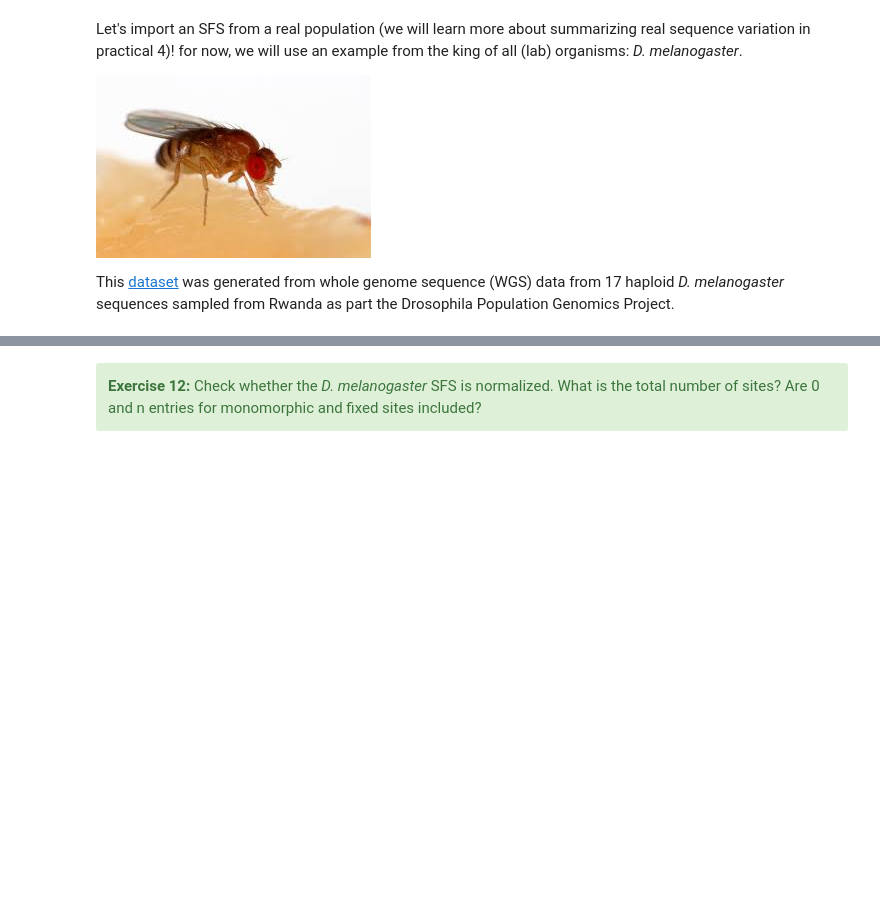
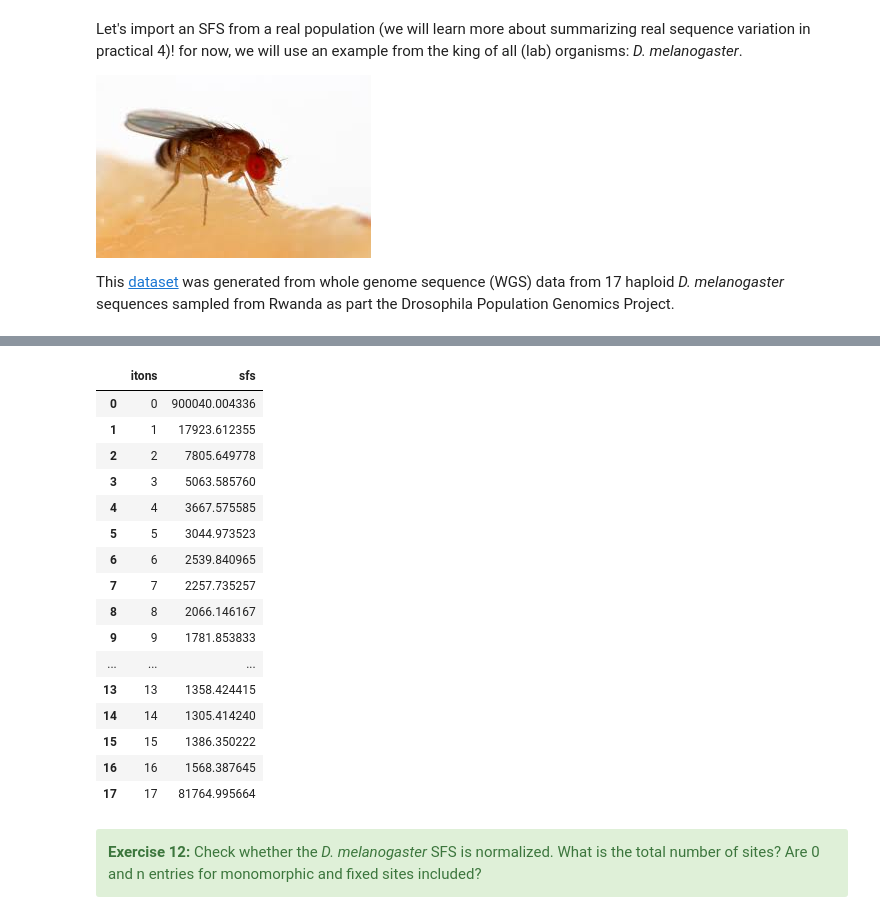
Before and after one commit to LohseLab/PGA_course_2022, a Jupyter notebook: 2. From simulations to inference.ipynb, the cells around one changed output, grey strips where cells are left out. Drawn from its saved outputs; the diff is of its cells as text; code cells hidden in the pictures; blank space fills up the shorter version.

```diff
--- a/2. From simulations to inference.ipynb
+++ b/2. From simulations to inference.ipynb
@@ -279,3 +304,24 @@ dmel_sfs = [900040.004336, 17923.612355, 7805.649778, 5063.585760, 3667.575585,
+# %%
+dmel_sfs = pd.read_csv('dmel_sfs.csv')
+dmel_sfs
+# %% [output]
+|  | itons | sfs |
+| 0 | 0 | 900040.004336 |
+| 1 | 1 | 17923.612355 |
+| 2 | 2 | 7805.649778 |
+| 3 | 3 | 5063.585760 |
+| 4 | 4 | 3667.575585 |
+| 5 | 5 | 3044.973523 |
+| 6 | 6 | 2539.840965 |
+| 7 | 7 | 2257.735257 |
+| 8 | 8 | 2066.146167 |
+| 9 | 9 | 1781.853833 |
+| ... | ... | ... |
+| 13 | 13 | 1358.424415 |
+| 14 | 14 | 1305.414240 |
+| 15 | 15 | 1386.350222 |
+| 16 | 16 | 1568.387645 |
+| 17 | 17 | 81764.995664 |
 # %% [markdown]
 <div class="alert alert-block alert-success">
     <b>Exercise 12:</b> Check whether the <i>D. melanogaster</i> SFS is normalized. What is the total number of sites? Are 0 and n entries for monomorphic and fixed sites included?
```
Also changed, not shown: parts of 5 cells of this notebook.
